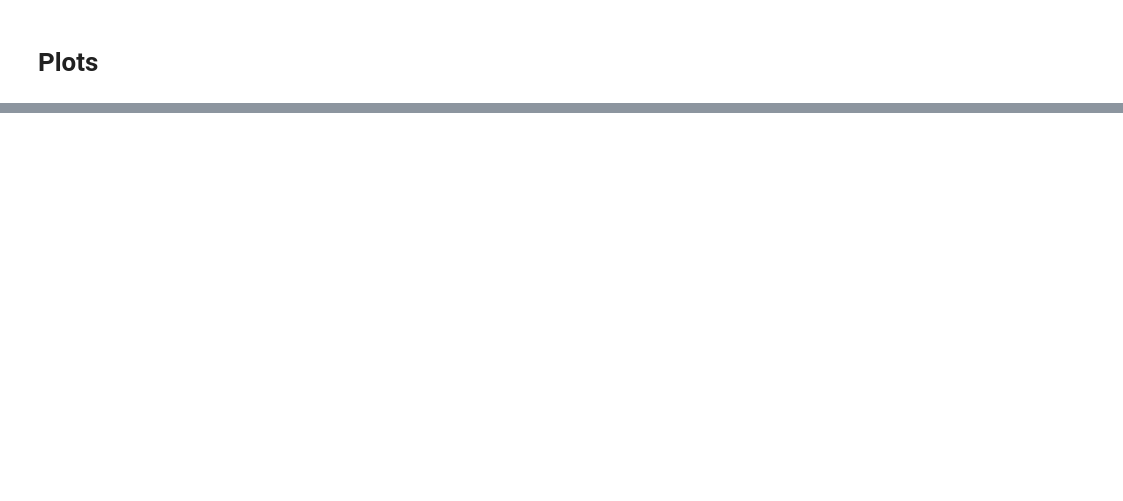
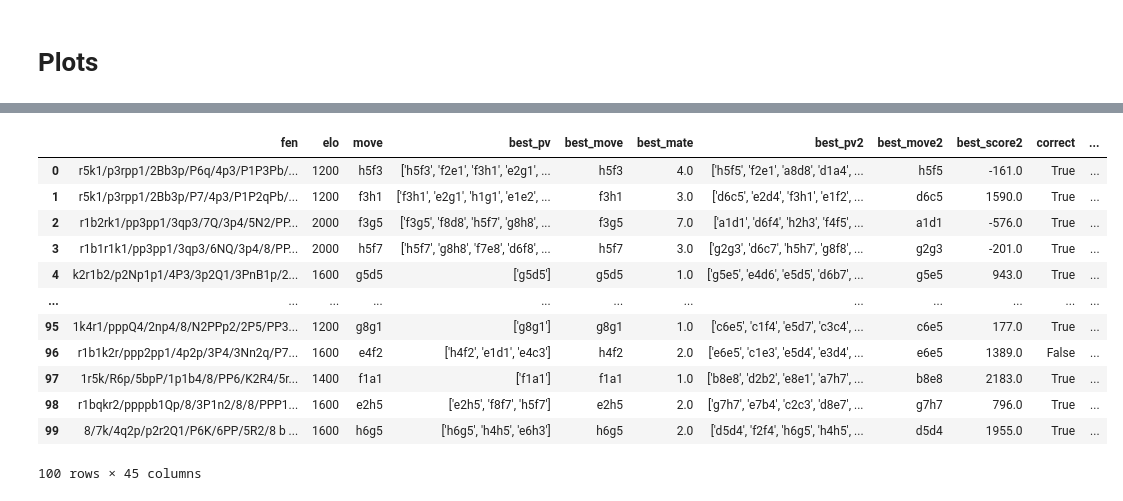
Before and after one commit to GabrielPereyra/chess-concepts, a Jupyter notebook: notebooks/mates.ipynb, the cells around one changed output, grey strips where cells are left out. Saved outputs shown, nothing was run; the diff lists cells and outputs as text; code cells hidden in the pictures; blank space fills up the shorter version.

```diff
--- a/notebooks/mates.ipynb
+++ b/notebooks/mates.ipynb
@@ -125,0 +233,16 @@ for model in models:
+# %%
+temp_df
+# %% [output]
+|  | fen | elo | move | best_pv | best_move | best_mate | best_pv2 | best_move2 | best_score2 | correct | ... |
+| 0 | r5k1/p3rpp1/2Bb3p/P6q/4p3/P1P3Pb/... | 1200 | h5f3 | ['h5f3', 'f2e1', 'f3h1', 'e2g1', ... | h5f3 | 4.0 | ['h5f5', 'f2e1', 'a8d8', 'd1a4', ... | h5f5 | -161.0 | True | ... |
+| 1 | r5k1/p3rpp1/2Bb3p/P7/4p3/P1P2qPb/... | 1200 | f3h1 | ['f3h1', 'e2g1', 'h1g1', 'e1e2', ... | f3h1 | 3.0 | ['d6c5', 'e2d4', 'f3h1', 'e1f2', ... | d6c5 | 1590.0 | True | ... |
+| 2 | r1b2rk1/pp3pp1/3qp3/7Q/3p4/5N2/PP... | 2000 | f3g5 | ['f3g5', 'f8d8', 'h5f7', 'g8h8', ... | f3g5 | 7.0 | ['a1d1', 'd6f4', 'h2h3', 'f4f5', ... | a1d1 | -576.0 | True | ... |
+| 3 | r1b1r1k1/pp3pp1/3qp3/6NQ/3p4/8/PP... | 2000 | h5f7 | ['h5f7', 'g8h8', 'f7e8', 'd6f8', ... | h5f7 | 3.0 | ['g2g3', 'd6c7', 'h5h7', 'g8f8', ... | g2g3 | -201.0 | True | ... |
+| 4 | k2r1b2/p2Np1p1/4P3/3p2Q1/3PnB1p/2... | 1600 | g5d5 | ['g5d5'] | g5d5 | 1.0 | ['g5e5', 'e4d6', 'e5d5', 'd6b7', ... | g5e5 | 943.0 | True | ... |
+| ... | ... | ... | ... | ... | ... | ... | ... | ... | ... | ... | ... |
+| 95 | 1k4r1/pppQ4/2np4/8/N2PPp2/2P5/PP3... | 1200 | g8g1 | ['g8g1'] | g8g1 | 1.0 | ['c6e5', 'c1f4', 'e5d7', 'c3c4', ... | c6e5 | 177.0 | True | ... |
+| 96 | r1b1k2r/ppp2pp1/4p2p/3P4/3Nn2q/P7... | 1600 | e4f2 | ['h4f2', 'e1d1', 'e4c3'] | h4f2 | 2.0 | ['e6e5', 'c1e3', 'e5d4', 'e3d4', ... | e6e5 | 1389.0 | False | ... |
+| 97 | 1r5k/R6p/5bpP/1p1b4/8/PP6/K2R4/5r... | 1400 | f1a1 | ['f1a1'] | f1a1 | 1.0 | ['b8e8', 'd2b2', 'e8e1', 'a7h7', ... | b8e8 | 2183.0 | True | ... |
+| 98 | r1bqkr2/ppppb1Qp/8/3P1n2/8/8/PPP1... | 1600 | e2h5 | ['e2h5', 'f8f7', 'h5f7'] | e2h5 | 2.0 | ['g7h7', 'e7b4', 'c2c3', 'd8e7', ... | g7h7 | 796.0 | True | ... |
+| 99 | 8/7k/4q2p/p2r2Q1/P6K/6PP/5R2/8 b ... | 1600 | h6g5 | ['h6g5', 'h4h5', 'e6h3'] | h6g5 | 2.0 | ['d5d4', 'f2f4', 'h6g5', 'h4h5', ... | d5d4 | 1955.0 | True | ... |
+100 rows × 45 columns
```
Also changed, not shown: parts of 16 cells of this notebook, 11 other files.
